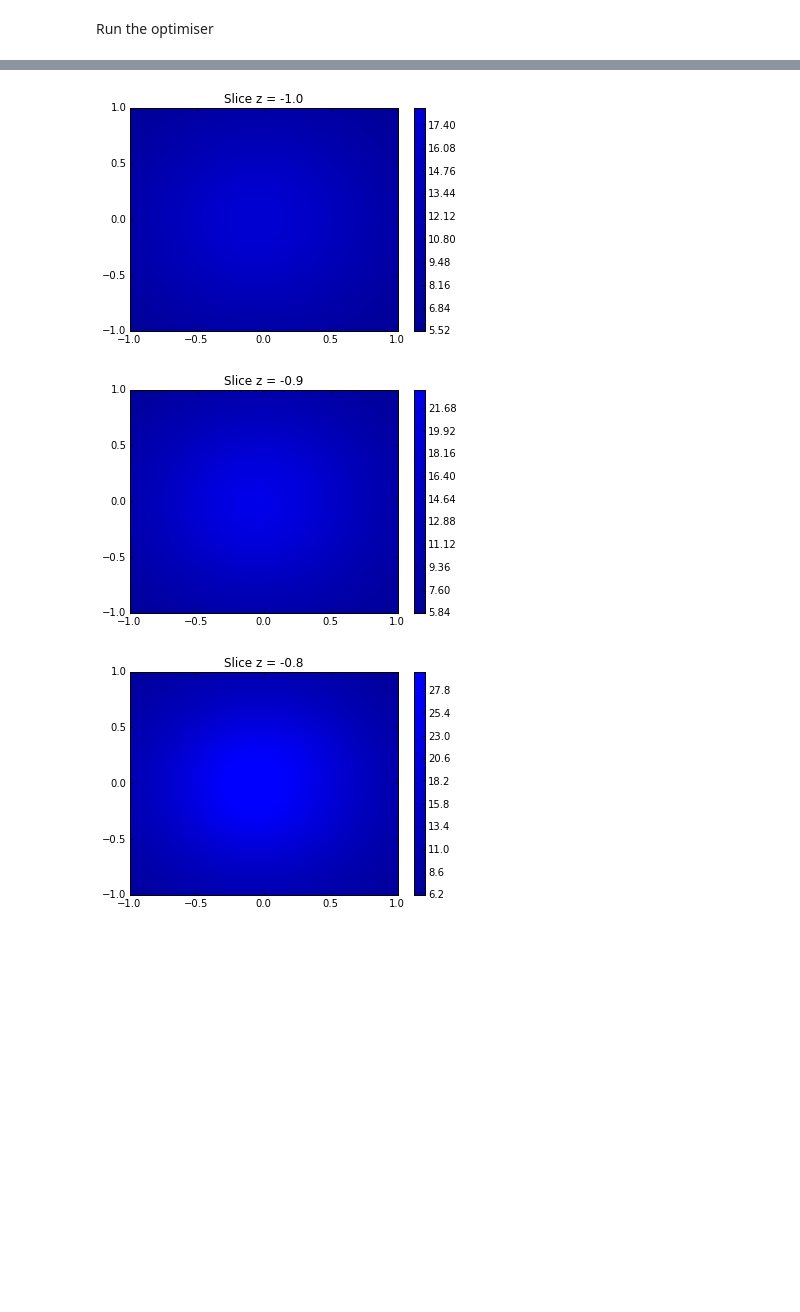
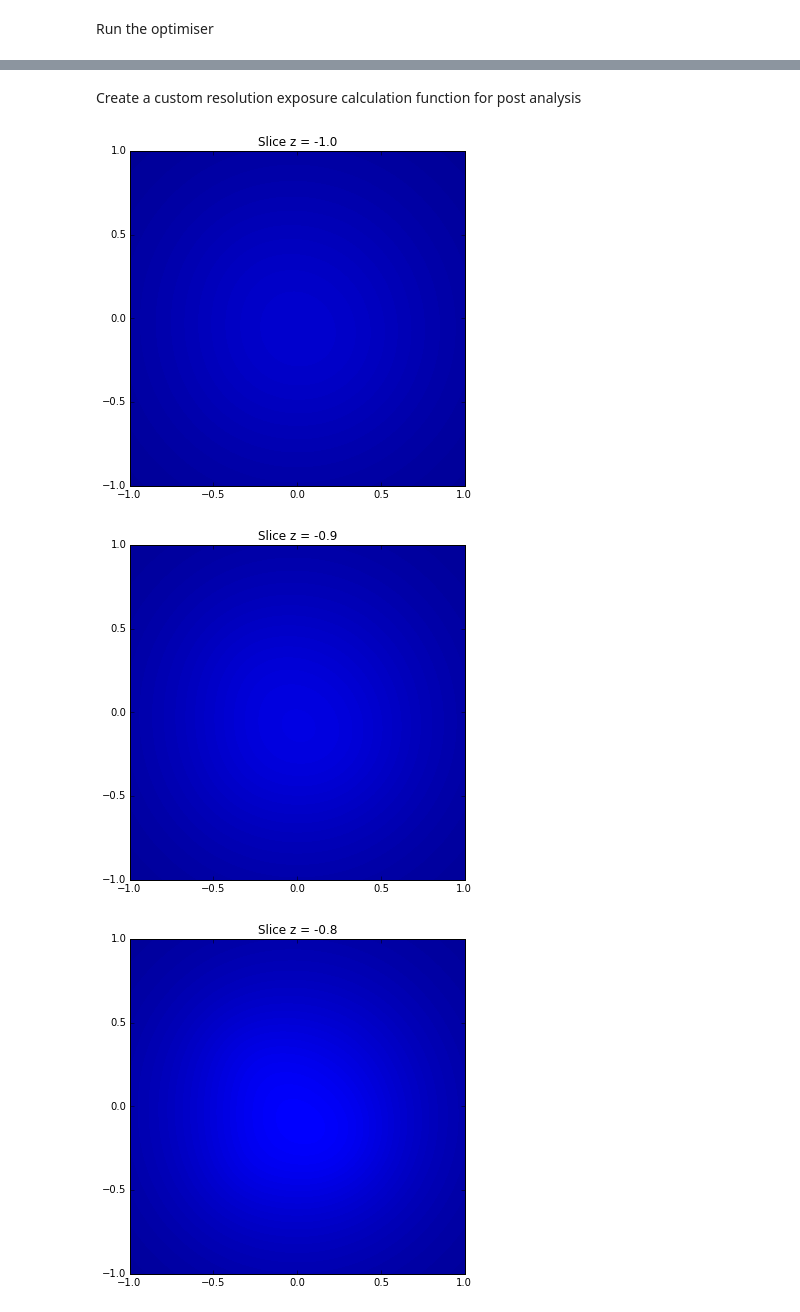
Before and after one commit to SimonBiggs/poc-brachyoptimisation, a Jupyter notebook: Proof of concept.ipynb, the cells around one changed output, grey strips where cells are left out. Drawn from its saved outputs; the diff is of its cells as text; code cells hidden in the pictures; blank space fills up the shorter version.

```diff
--- a/Proof of concept.ipynb
+++ b/Proof of concept.ipynb
@@ -466,23 +463,63 @@ plot_exposure[exposure > 250] = 250
+# %% [markdown]
+Create a custom resolution exposure calculation function for post analysis
+# %%
+def custom_res_calculate_exposure(dwell_times, dx=0.1, dy=0.1, dz=0.1):
+    x_ = np.arange(-1, 1 + dx, dx)
+    y_ = np.arange(-1, 1 + dy, dy)
+    z_ = np.arange(-1, 1 + dz, dz)
+
+    x, y, z = np.meshgrid(
+        x_, y_, z_)
+    x = np.ravel(x)
+    y = np.ravel(y)
+    z = np.ravel(z)
+
+    distance_to_dwell_pos = np.array([
+        np.sqrt(
+            (x[i] - relevant_dwell_positions[:,0])**2 +
+            (y[i] - relevant_dwell_positions[:,1])**2 +
+            (z[i] - relevant_dwell_positions[:,2])**2
+        )
+        for i in range(len(x))
+    ])
+
+    exposure_per_unit_time = 1 / distance_to_dwell_pos**2
+
+    exposure = np.sum(dwell_times * exposure_per_unit_time, axis=1)
+    return exposure
+# %%
+exposure = custom_res_calculate_exposure(dwell_times, dx=0.01, dy=0.01)
+
+exposure = np.reshape(exposure, (
+    201, 201, 21))
+exposure[exposure > 250] = 250
+
+contour_x_ = np.arange(-1, 1 + 0.01, 0.01)
+contout_y_ = np.arange(-1, 1 + 0.01, 0.01)
 # %%
 for i in range(21):
-    c = plt.contourf(x_, y_,
-        plot_exposure[:, :, i], 250,
+    plt.figure(figsize=(6,6))
+
+    c = plt.contourf(contour_x_, contout_y_,
+        exposure[:, :, i], 250,
         vmin=0, vmax=250)
 
     reference = z[target_cube] == z_[i]
     x_target = x[target_cube][reference]
     y_target = y[target_cube][reference]
     plt.scatter(x_target, y_target, alpha=0.3, color='blue')
 
     reference = z[avoid_cube] == z_[i]
     x_avoid = x[avoid_cube][reference]
     y_avoid = y[avoid_cube][reference]
     plt.scatter(x_avoid, y_avoid, alpha=0.3, color='red')
 
     plt.title("Slice z = %s" % (str(z_[i])))
-    plt.colorbar(c)
+#     plt.colorbar(c)
+    plt.xlim([-1, 1])
+    plt.ylim([-1, 1])
     plt.show()
 # %% [output]
-[figure, old version]
+[figure, new version]
-[figure, old version]
+[figure, new version]
-[figure, old version]
+[figure, new version]
```
Also changed, not shown: parts of 24 cells of this notebook.
